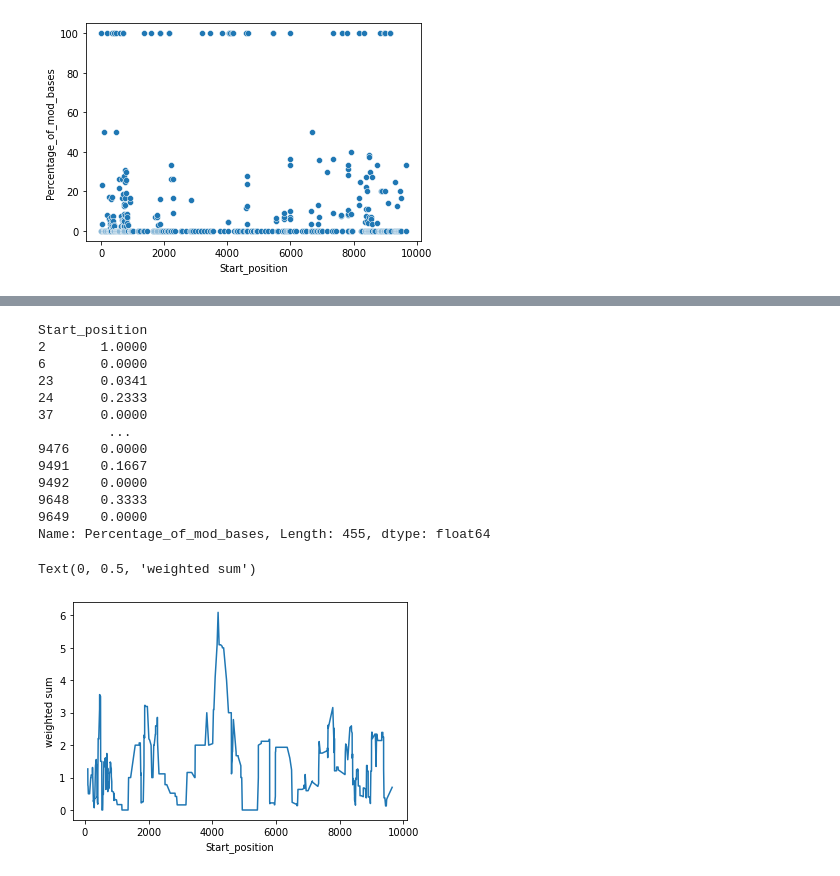
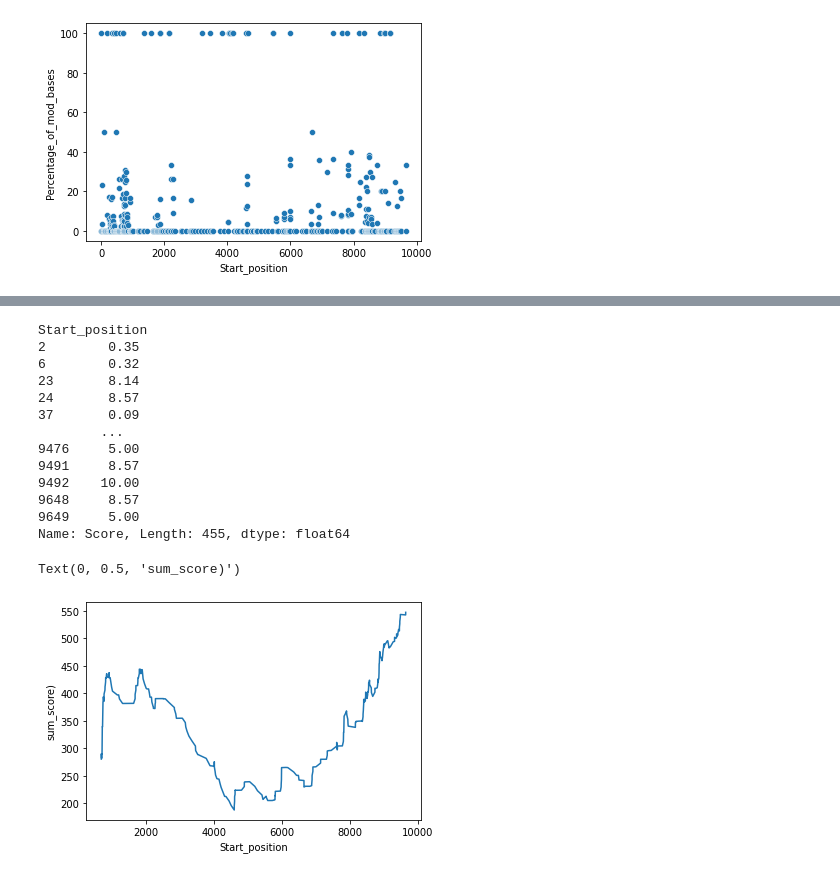
Before and after one commit to Raefcon/Hello_World, a Jupyter notebook: notebooks/HIV_data.ipynb, the cells around one changed output, grey strips where cells are left out. Cells and saved outputs as stored; diff of their text form; code cells hidden in the pictures.

```diff
--- a/notebooks/HIV_data.ipynb
+++ b/notebooks/HIV_data.ipynb
@@ -596,23 +647,23 @@ sns.scatterplot(data=table, x='Start_position', y='Percentage_of_mod_bases')
 # %%
-mod_score_bases = table.groupby('Start_position')['Percentage_of_mod_bases'].first()/100
+mod_score_bases = table.groupby('Start_position')['Score'].first()/100
 mod_score_bases
 # %% [output]
 Start_position
-2       1.0000
-6       0.0000
-23      0.0341
-24      0.2333
-37      0.0000
-         ...
-9476    0.0000
-9491    0.1667
-9492    0.0000
-9648    0.3333
-9649    0.0000
-Name: Percentage_of_mod_bases, Length: 455, dtype: float64
+2        0.35
+6        0.32
+23       8.14
+24       8.57
+37       0.09
+        ...
+9476     5.00
+9491     8.57
+9492    10.00
+9648     8.57
+9649     5.00
+Name: Score, Length: 455, dtype: float64
 # %%
-ax = mod_score_bases.rolling(10).sum().plot()
-ax.set_ylabel('weighted sum')
+ax = mod_score_bases.rolling(100).sum().plot()
+ax.set_ylabel('sum_score)')
 # %% [output]
-Text(0, 0.5, 'weighted sum')
+Text(0, 0.5, 'sum_score)')
-[figure, old version]
+[figure, new version]
```
Also changed, not shown: parts of 27 cells of this notebook.
